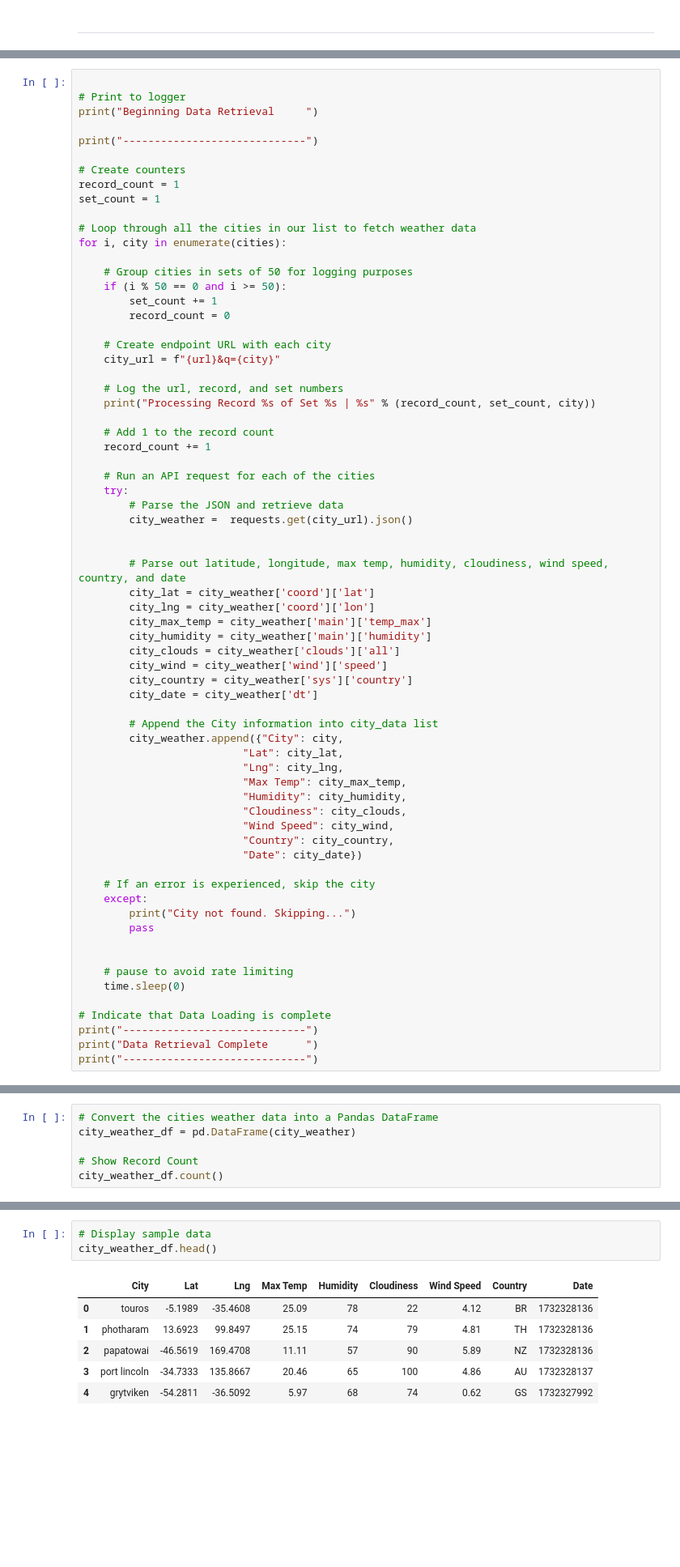
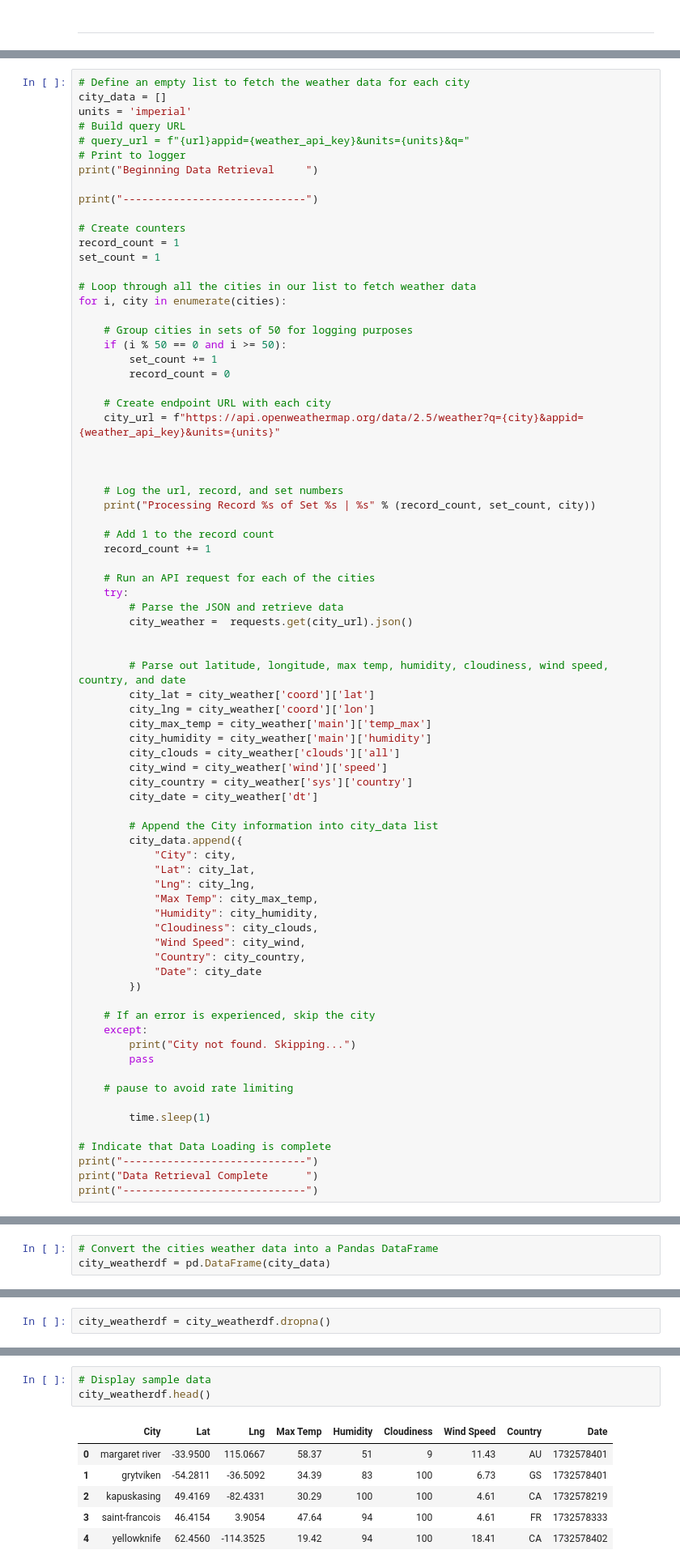
Before and after one commit to denisem77/Python-Api-Challenge, a Jupyter notebook: WeatherPy1/WeatherPy.ipynb, the cells around one changed output, grey strips where cells are left out. Shown: that part at 81% size. Saved outputs shown, nothing was run; the diff lists cells and outputs as text; blank space fills up the shorter version.

```diff
--- a/WeatherPy1/WeatherPy.ipynb
+++ b/WeatherPy1/WeatherPy.ipynb
@@ -82,5 +78,9 @@ cloudiness = []
 # %%
-
+# Define an empty list to fetch the weather data for each city
+city_data = []
+units = 'imperial'
+# Build query URL
+# query_url = f"{url}appid={weather_api_key}&units={units}&q="
 # Print to logger
 print("Beginning Data Retrieval     ")
 
@@ -99,7 +99,9 @@ for i, city in enumerate(cities):
         record_count = 0
 
     # Create endpoint URL with each city
-    city_url = f"{url}&q={city}"
+    city_url = f"https://api.openweathermap.org/data/2.5/weather?q={city}&appid={weather_api_key}&units={units}"
+
+
 
     # Log the url, record, and set numbers
     print("Processing Record %s of Set %s | %s" % (record_count, set_count, city))
@@ -124,24 +126,26 @@ for i, city in enumerate(cities):
         city_date = city_weather['dt']
 
         # Append the City information into city_data list
-        city_weather.append({"City": city,
-                          "Lat": city_lat,
-                          "Lng": city_lng,
-                          "Max Temp": city_max_temp,
-                          "Humidity": city_humidity,
-                          "Cloudiness": city_clouds,
-                          "Wind Speed": city_wind,
-                          "Country": city_country,
-                          "Date": city_date})
+        city_data.append({
+            "City": city,
+            "Lat": city_lat,
+            "Lng": city_lng,
+            "Max Temp": city_max_temp,
+            "Humidity": city_humidity,
+            "Cloudiness": city_clouds,
+            "Wind Speed": city_wind,
+            "Country": city_country,
+            "Date": city_date
+        })
 
     # If an error is experienced, skip the city
     except:
         print("City not found. Skipping...")
         pass
 
+    # pause to avoid rate limiting
 
-    # pause to avoid rate limiting
-    time.sleep(0)
+        time.sleep(1)
 
 # Indicate that Data Loading is complete
 print("-----------------------------")
@@ -167,7 +171,4 @@ Data Retrieval Complete
 -----------------------------
 # %%
 # Convert the cities weather data into a Pandas DataFrame
-city_weather_df = pd.DataFrame(city_weather)
-
-# Show Record Count
-city_weather_df.count()
+city_weatherdf = pd.DataFrame(city_data)
@@ -187,0 +175,2 @@ city_weather_df = city_weather_df.dropna(how="any")
+# %%
+city_weatherdf = city_weatherdf.dropna()
@@ -188,12 +191,12 @@ city_weather_df = city_weather_df.dropna(how="any")
 # %%
 # Display sample data
-city_weather_df.head()
+city_weatherdf.head()
 # %% [output]
 |  | City | Lat | Lng | Max Temp | Humidity | Cloudiness | Wind Speed | Country | Date |
-| 0 | touros | -5.1989 | -35.4608 | 25.09 | 78 | 22 | 4.12 | BR | 1732328136 |
-| 1 | photharam | 13.6923 | 99.8497 | 25.15 | 74 | 79 | 4.81 | TH | 1732328136 |
-| 2 | papatowai | -46.5619 | 169.4708 | 11.11 | 57 | 90 | 5.89 | NZ | 1732328136 |
-| 3 | port lincoln | -34.7333 | 135.8667 | 20.46 | 65 | 100 | 4.86 | AU | 1732328137 |
-| 4 | grytviken | -54.2811 | -36.5092 | 5.97 | 68 | 74 | 0.62 | GS | 1732327992 |
+| 0 | margaret river | -33.9500 | 115.0667 | 58.37 | 51 | 9 | 11.43 | AU | 1732578401 |
+| 1 | grytviken | -54.2811 | -36.5092 | 34.39 | 83 | 100 | 6.73 | GS | 1732578401 |
+| 2 | kapuskasing | 49.4169 | -82.4331 | 30.29 | 100 | 100 | 4.61 | CA | 1732578219 |
+| 3 | saint-francois | 46.4154 | 3.9054 | 47.64 | 94 | 100 | 4.61 | FR | 1732578333 |
+| 4 | yellowknife | 62.4560 | -114.3525 | 19.42 | 94 | 100 | 18.41 | CA | 1732578402 |
 # %%
 # Convert datetime to readable date format
```
Also changed, not shown: parts of 38 cells of this notebook, 4 other files.
